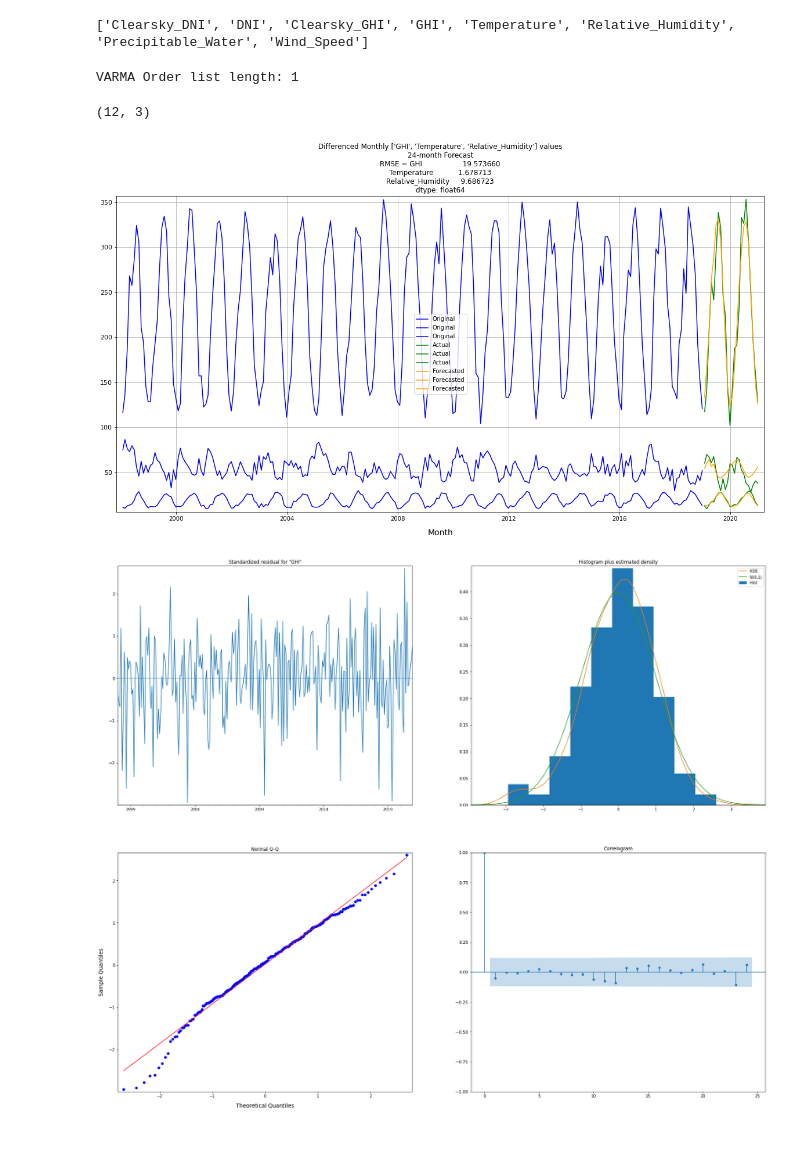
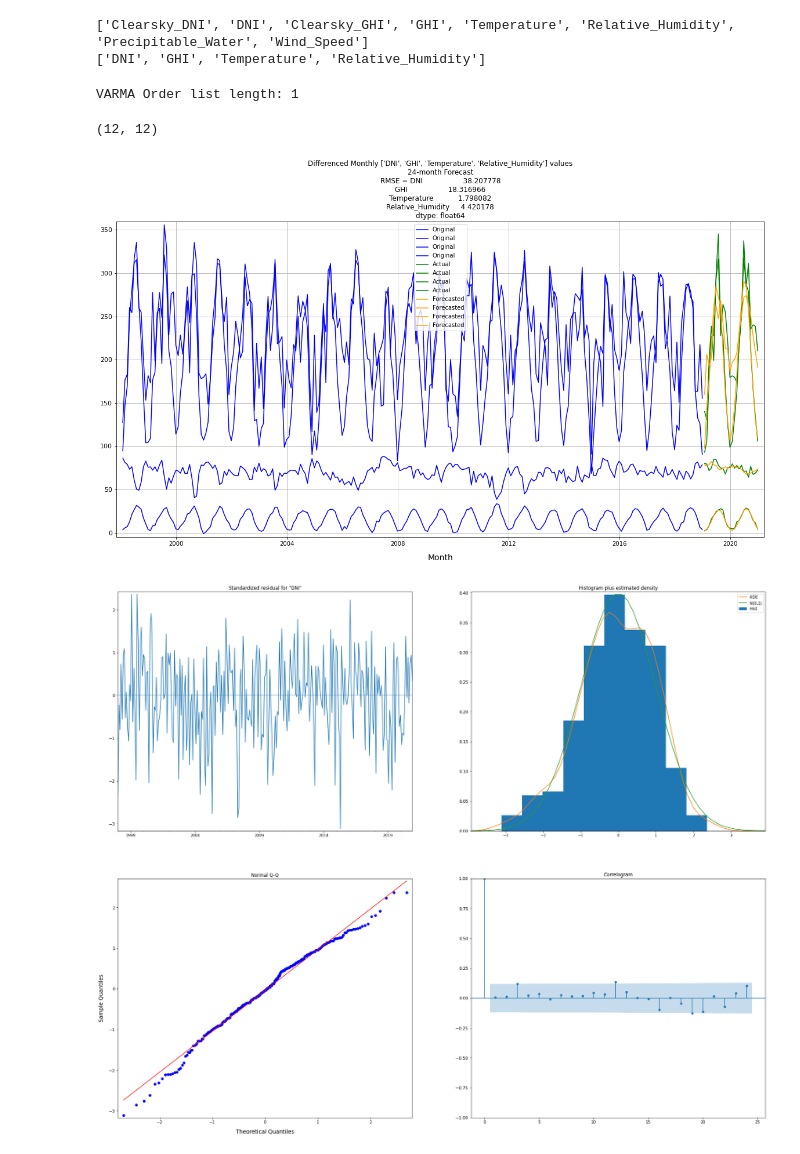
Before and after one commit to gamyers/solar-697, a Jupyter notebook: gm/notebooks/ts_varmax.ipynb, the cells around one changed output. Cells and saved outputs as stored; diff of their text form; code cells hidden in the pictures.

```diff
--- a/gm/notebooks/ts_varmax.ipynb
+++ b/gm/notebooks/ts_varmax.ipynb
@@ -80,5 +80,5 @@ print(distinct_zipcodes)
 # %%
-zipcode_index = 0
+zipcode_index = 9
 params = {"zipcode": distinct_zipcodes[zipcode_index]}
 
 select_nsr_rows = f"""
@@ -117,9 +117,14 @@ df_rsm.set_index("date_time", inplace=True)
 # %%
 columns = df.columns.tolist()
 print(columns)
-f_idx_a = "GHI"
-f_idx_b = "Temperature"
-f_idx_c = "Relative_Humidity"
+f_idx_a = "DNI"
+f_idx_b = "GHI"
+f_idx_c = "Temperature"
+f_idx_d = "Relative_Humidity"
+
+features = [f_idx_a, f_idx_b, f_idx_c, f_idx_d]
+print(features)
 # %% [output]
 ['Clearsky_DNI', 'DNI', 'Clearsky_GHI', 'GHI', 'Temperature', 'Relative_Humidity', 'Precipitable_Water', 'Wind_Speed']
+['DNI', 'GHI', 'Temperature', 'Relative_Humidity']
 # %%
@@ -128,7 +132,7 @@ df_varmax = df_rsm[features]
 # %%
 varmax_order = ts_tools.gen_varmax_params(
     p_rng=(12, 12),
-    q_rng=(3, 3),
+    q_rng=(12, 12),
     debug=True,
 )
 # %% [output]
@@ -140,7 +144,7 @@ best_order = results.iloc[0]["(p, q)"]
 best_order
 # (6, 3)
 # %% [output]
-(12, 3)
+(12, 12)
 # %%
 forecast = ts_tools.varmax_model(
     df_varmax.iloc[:252],
@@ -155,24 +156,27 @@ forecast = ts_tools.varmax_model(
 # %%
 actual = df_varmax.iloc[252:]
 
 rmse = np.sqrt(np.mean((actual - forecast) ** 2))
 
 fig, ax = plt.subplots(figsize=(20, 10))
 
 ax.plot(df_varmax.iloc[:252], label="Original", color="blue")
 ax.plot(actual, label="Actual", color="green")
 ax.plot(forecast, label="Forecasted", color="orange")
 
 ax.set_xlabel("Month")
 
 ax.set_title(
-    f"Differenced Monthly {features} values\n" + f"{len(forecast)}-month Forecast\n" + f"RMSE = {rmse}"
+    f"{city.upper()}, {state.upper()} {distinct_zipcodes[zipcode_index]}\n"
+    + f"Differenced Monthly {features} values\n"
+    + f"{len(forecast)}-month Forecast\n"
+    + f"RMSE = {rmse}"
 )
 
 ax.grid()
 ax.legend();
 # %% [output]
-[figure, old version]
+[figure, new version]
 # %%
 model = ts_tools.varmax_model(
     df_varmax,
@@ -183,4 +187,4 @@ model = ts_tools.varmax_model(
 # %%
 model.plot_diagnostics(lags=24);
 # %% [output]
-[figure, old version]
+[figure, new version]
```
Also changed, not shown: parts of 3 cells of this notebook, 4 other files.
